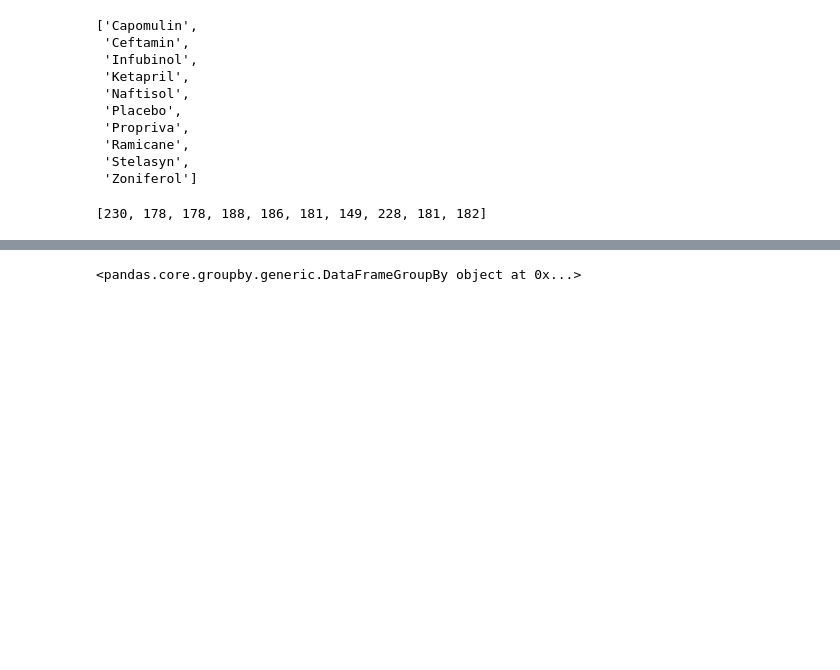
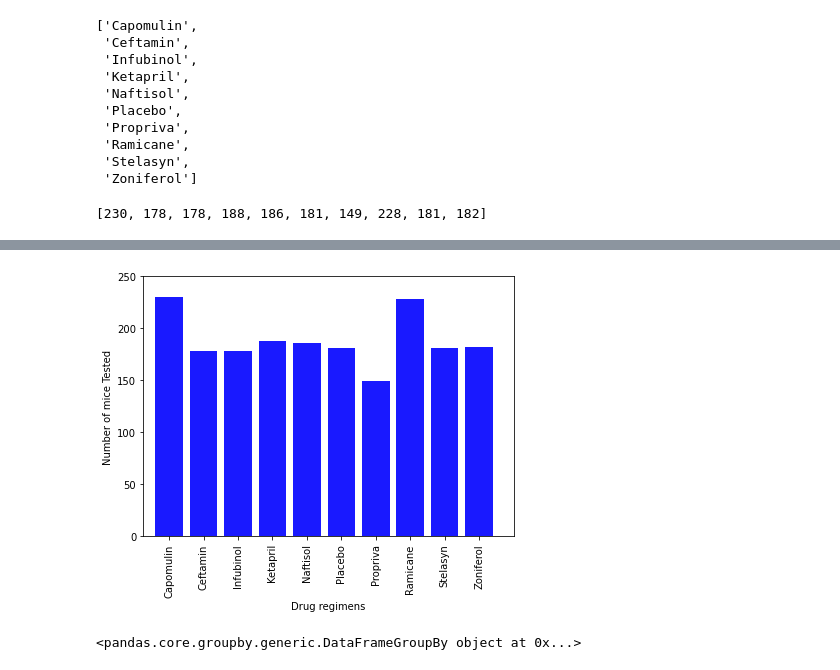
Before and after one commit to NKS8/Matplotlib_challenge, a Jupyter notebook: Pymaceuticals/pymaceuticals_starter.ipynb, the cells around one changed output, grey strips where cells are left out. Saved outputs shown, nothing was run; the diff lists cells and outputs as text; code cells hidden in the pictures; blank space fills up the shorter version.

```diff
--- a/Pymaceuticals/pymaceuticals_starter.ipynb
+++ b/Pymaceuticals/pymaceuticals_starter.ipynb
@@ -309,10 +324,9 @@ x_axis = np.arange(len(mouse_count))
 # %%
 tick_loc = [value for value in x_axis]
 # %%
-plt.figure(figsize=(8,4))
-plt.bar(x_axis, mouse_count, color="blue", alpha=0.6, align="center")
+plt.figure(figsize=(6,5))
+plt.bar(x_axis, mouse_count, color="blue", alpha=0.9, align="center")
 plt.xticks(tick_loc, drug_reg, rotation="vertical")
-plt.show()
 
 plt.xlabel("Drug regimens")
 plt.ylabel("Number of mice Tested")
@@ -326 +338,2 @@ plt.show()
+[figure, added]
 # %%
```
Also changed, not shown: parts of 25 cells of this notebook.
